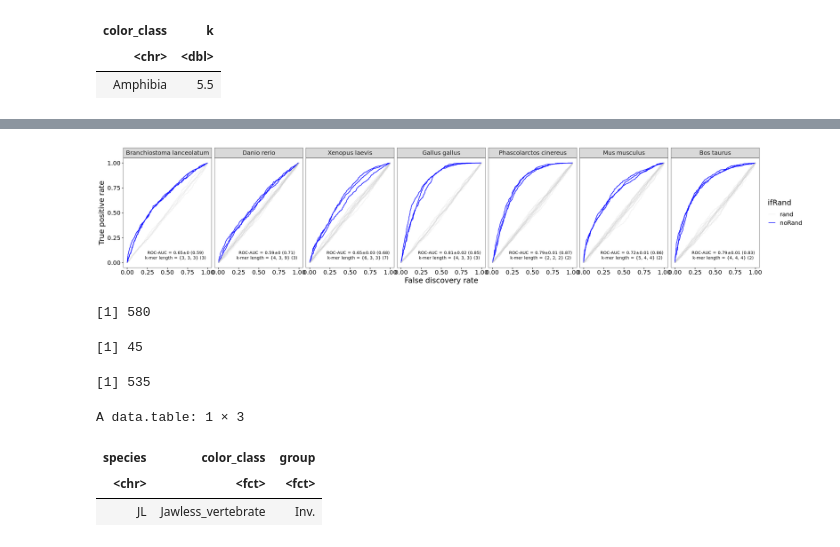
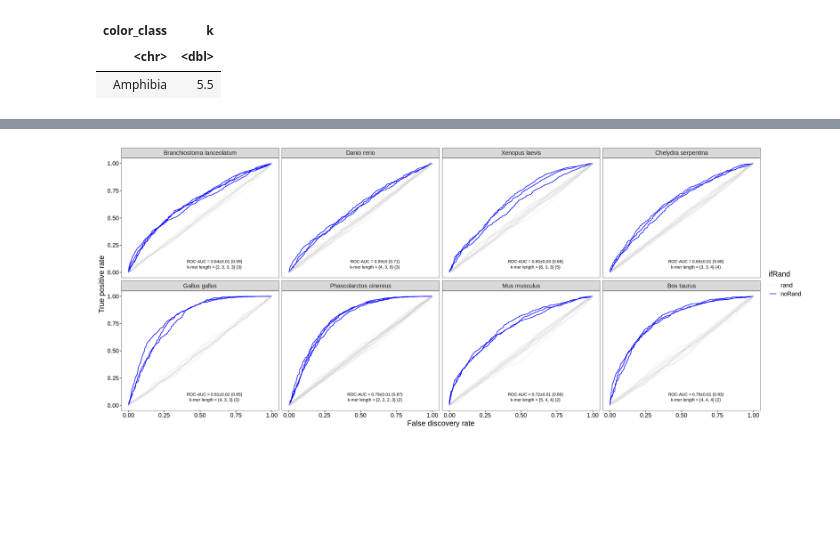
Before and after one commit to epigen/DNAmeth500species, a Jupyter notebook: src/validation/03.4.1_WGBS_prediction_summary.ipynb, the cells around one changed output, grey strips where cells are left out. Saved outputs shown, nothing was run; the diff lists cells and outputs as text; code cells hidden in the pictures; blank space fills up the shorter version.

```diff
--- a/src/validation/03.4.1_WGBS_prediction_summary.ipynb
+++ b/src/validation/03.4.1_WGBS_prediction_summary.ipynb
@@ -225,2 +222,3 @@ median()
 # %%
-k_res <- unique(roc_res_full[ifRand == "noRand", c("species", "k", "seedid")]) %>% group_by(species) %>% summarise(K = paste(k, collapse = ", "))
+k_res <- unique(roc_res_full[ifRand == "noRand", c("species", "k", "seedid")]) %>%
+group_by(species) %>% summarise(K = paste(k, collapse = ", "))
@@ -246,5 +239,6 @@ A data.table: 6 × 11
 # %%
-k_frogs <- auc_rrbs %>% filter(species %in% frogs$species) %>% group_by(color_class) %>%
+k_frogs <- auc_rrbs %>% filter(species %in% frogs$species) %>%
+                group_by(color_class) %>%
                 summarize(k = median(k))
 k_frogs
 # %% [output]
@@ -282,7 +287,8 @@ A tibble: 7 × 6
 # %%
 k_res<- left_join(k_res, annot_full, by = c("species" = "Species"))
 # %%
-k_res <- left_join(k_res, auc_rrbs[, c("species", "k")], by = c("Species_match" ="species"))
+k_res <- left_join(k_res, auc_rrbs[, c("species", "k")],
+                   by = c("Species_match" ="species"))
 # %%
 
 setDT(k_res)
@@ -305,5 +342,5 @@ auc_res$species<- gsub("_", " ", auc_res$species)
 # %%
-WGBS_species_order <- c('Branchiostoma lanceolatum','Danio rerio','Xenopus laevis', 'Gallus gallus', 'Phascolarctos cinereus', 'Mus musculus','Bos taurus')
+WGBS_species_order <- c('Branchiostoma lanceolatum','Danio rerio','Xenopus laevis','Chelydra serpentina', 'Gallus gallus', 'Phascolarctos cinereus', 'Mus musculus','Bos taurus')
 # %%
 roc_res_full$species <- factor(roc_res_full$species, levels = WGBS_species_order)
 # %%
@@ -321,36 +358,17 @@ A data.table: 6 × 9
 # %%
-options(repr.plot.width = 20, repr.plot.height = 4)
+options(repr.plot.width = 20, repr.plot.height = 8)
 ggplot(roc_res_full, aes(x = fdr, y = tpr, color = ifRand)) +
         geom_line(aes(group=unique_run, alpha=ifRand)) +  facet_wrap(.~species, ncol = 7) +
     geom_text(data=auc_res,aes(x=x,y=y,
                                label=paste0("ROC-AUC = ",round(mean_auc,2), "±", round(auc_sd, 2),
                                             " (",round(AUC,2), ")")), color = "black", size = 3)+
 geom_text(data=k_res,aes(x=x,y=y,
                                label=paste0("k-mer length = {",K, "} (", k,")")), color = "black", size = 3)+
  scale_color_manual(values=c("rand"="grey","noRand"="blue"))+
     scale_alpha_manual(values=c("rand"=0.2,"noRand"=1)) +
     labs(x = "False discovery rate", y = "True positive rate") +
     theme(text = element_text(size = 15)) +
-facet_grid(.~factor(species, levels = WGBS_species_order))
-ggsave("summary/WGBS_auc.pdf", width = 20, height = 4)
+facet_wrap(.~factor(species, levels = WGBS_species_order), ncol = 4)
+ggsave("summary/WGBS_auc.pdf", width = 10, height = 8)
 # %% [output]
-[figure, old version]
+[figure, new version]
-# %%
-NROW(sp_df)
-# %% [output]
-[1] 580
-# %%
-NROW(sp_df[color_class == "Invertebrata"])
-# %% [output]
-[1] 45
-# %%
-580 - 45
-# %% [output]
-[1] 535
-# %%
-sp_df[species == "JL"]
-# %% [output]
-A data.table: 1 × 3
-| species | color_class | group |
-| <chr> | <fct> | <fct> |
-| JL | Jawless_vertebrate | Inv. |
```
Also changed, not shown: parts of 27 cells of this notebook, 14 other files.
